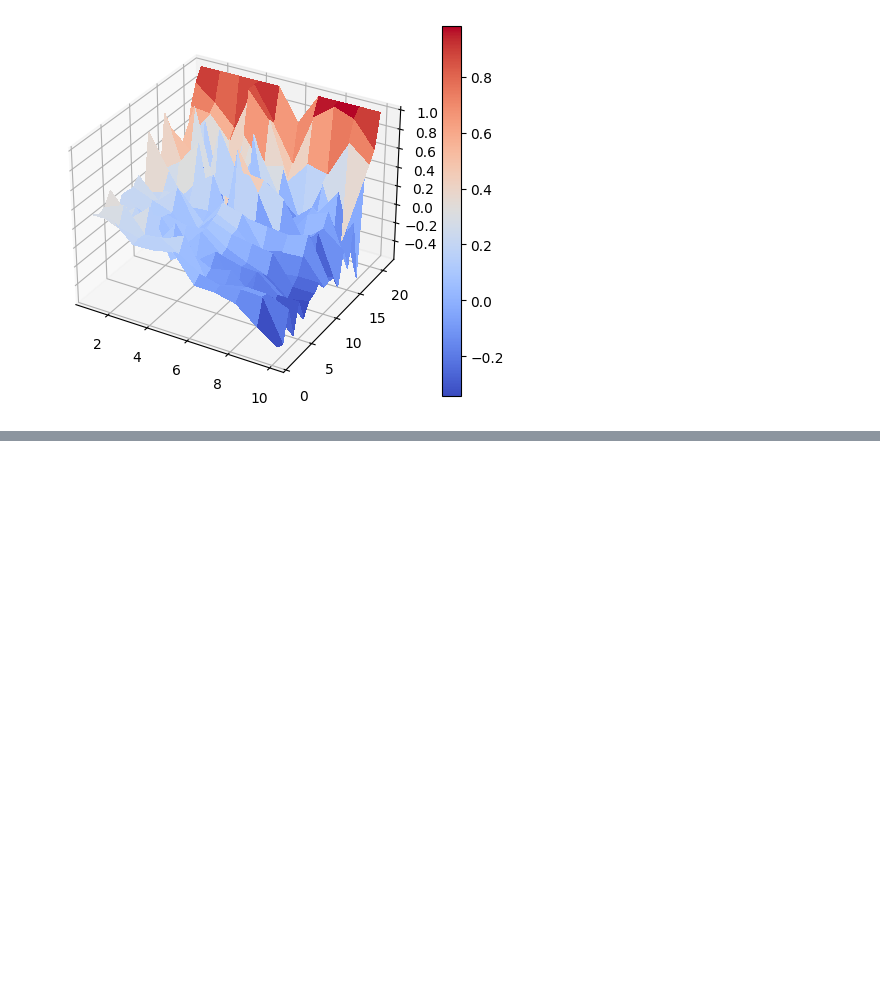
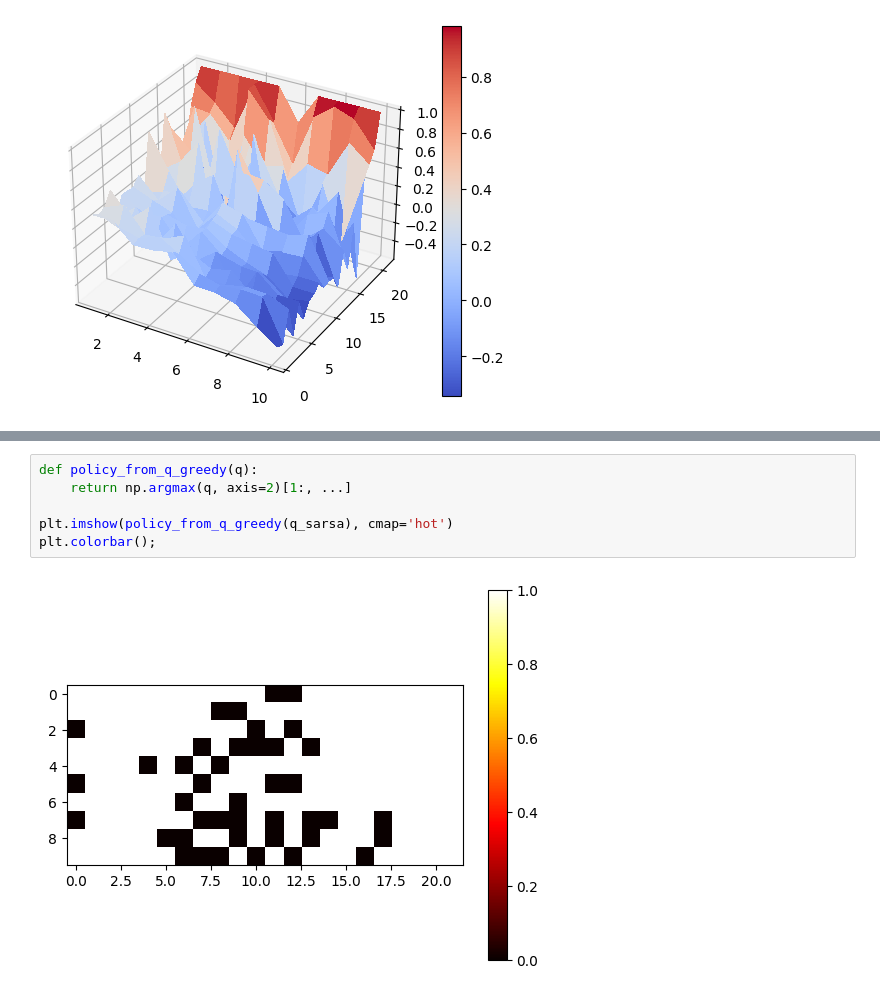
Before and after one commit to 6rayWa1cher/ml-sandbox, a Jupyter notebook: notebooks/blackjack_v2.ipynb, the cells around one changed output, grey strips where cells are left out. Cells and saved outputs as stored; diff of their text form; blank space fills up the shorter version.

```diff
--- a/notebooks/blackjack_v2.ipynb
+++ b/notebooks/blackjack_v2.ipynb
@@ -225,3 +232,11 @@ plot_q(q_sarsa)
+# %%
+def policy_from_q_greedy(q):
+    return np.argmax(q, axis=2)[1:, ...]
+
+plt.imshow(policy_from_q_greedy(q_sarsa), cmap='hot')
+plt.colorbar();
+# %% [output]
+[figure, added]
 # %%
 mse_vals = list()
 lambdas = np.linspace(0, 1, 10)
```
Also changed, not shown: parts of 13 cells of this notebook.
